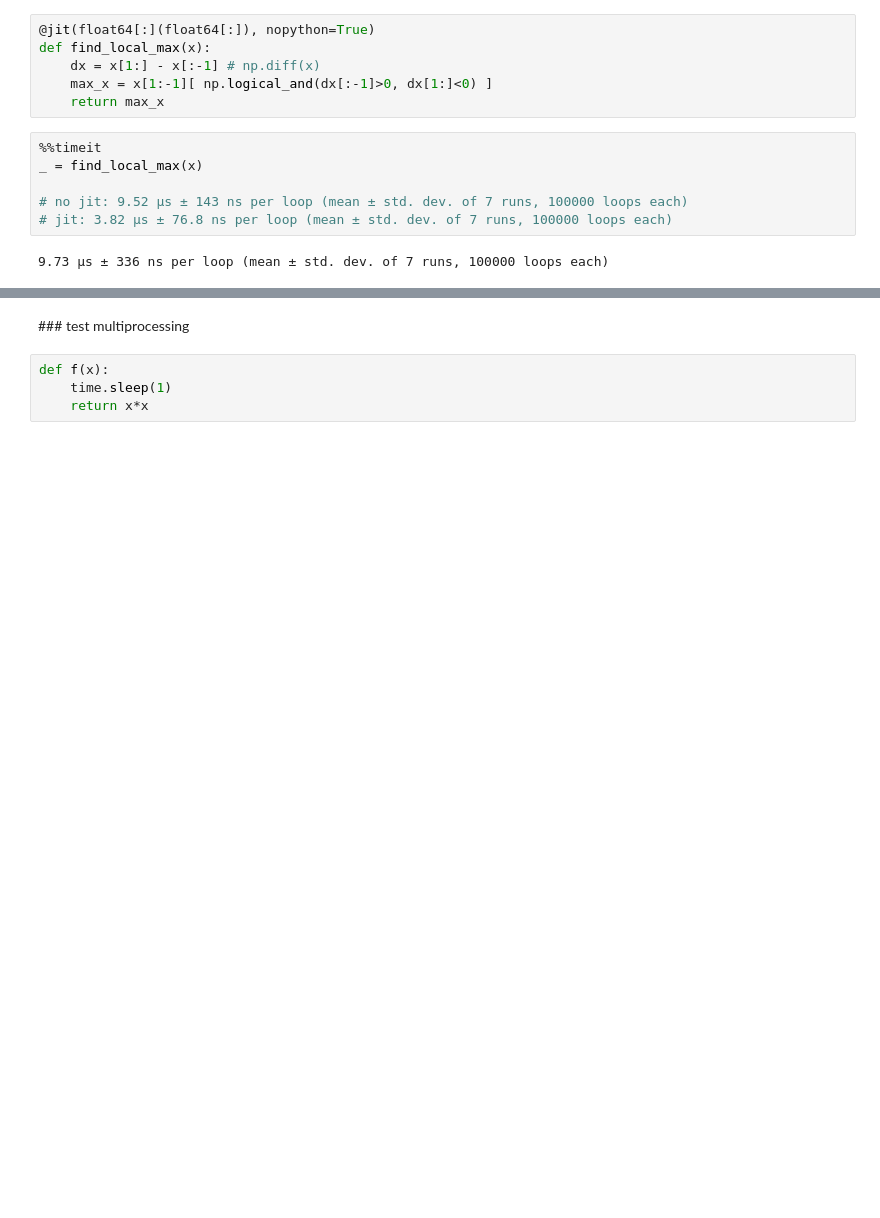
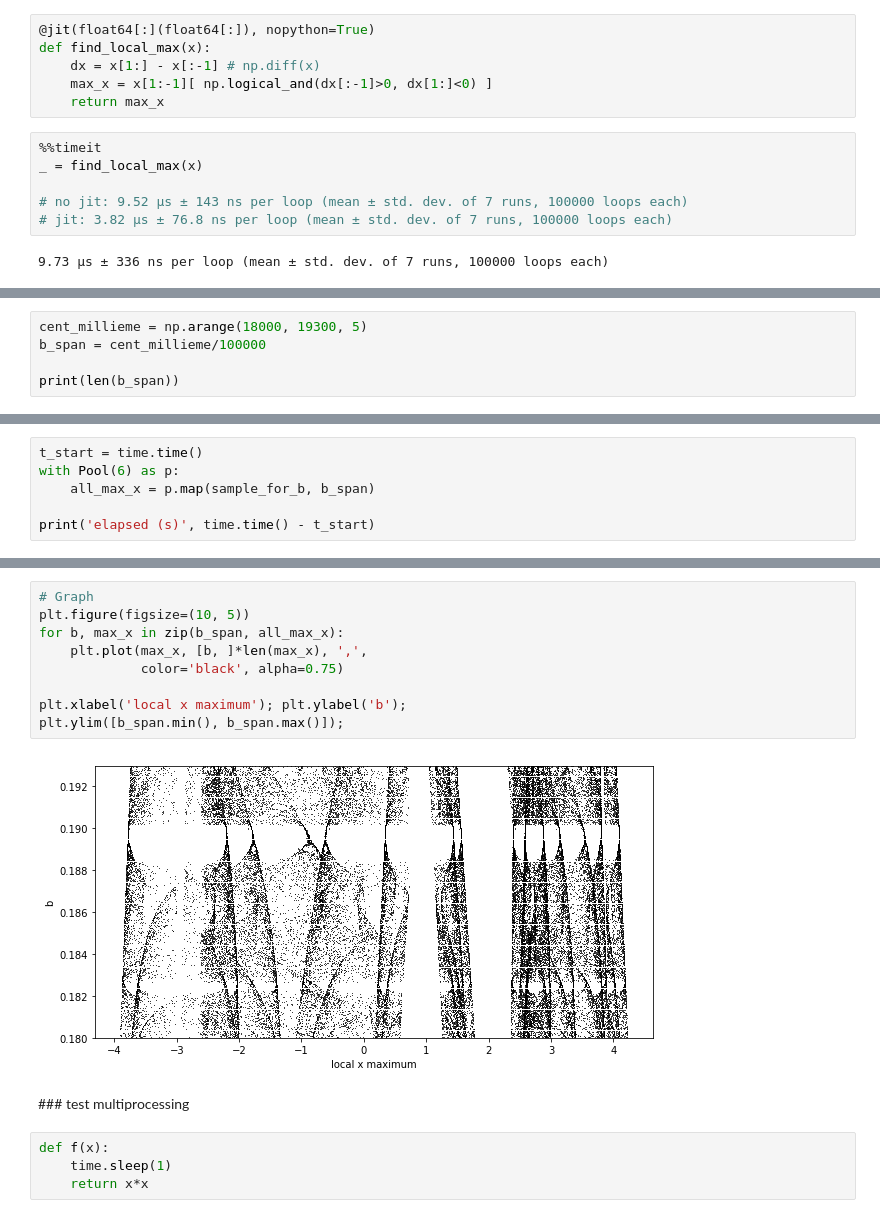
Before and after one commit to xdze2/strange_attractor, a Jupyter notebook: route_to_chaos.ipynb, the cells around one changed output, grey strips where cells are left out. Drawn from its saved outputs; the diff is of its cells as text; blank space fills up the shorter version.

```diff
--- a/route_to_chaos.ipynb
+++ b/route_to_chaos.ipynb
@@ -194,0 +202,5 @@ plt.xlabel('local x maximum'); plt.ylabel('b');
+# %%
+cent_millieme = np.arange(18000, 19300, 5)
+b_span = cent_millieme/100000
+
+print(len(b_span))
@@ -194,0 +209,6 @@ plt.xlabel('local x maximum'); plt.ylabel('b');
+# %%
+t_start = time.time()
+with Pool(6) as p:
+    all_max_x = p.map(sample_for_b, b_span)
+
+print('elapsed (s)', time.time() - t_start)
@@ -195,3 +217,14 @@ plt.xlabel('local x maximum'); plt.ylabel('b');
+# %%
+# Graph
+plt.figure(figsize=(10, 5))
+for b, max_x in zip(b_span, all_max_x):
+    plt.plot(max_x, [b, ]*len(max_x), ',',
+             color='black', alpha=0.75)
+
+plt.xlabel('local x maximum'); plt.ylabel('b');
+plt.ylim([b_span.min(), b_span.max()]);
+# %% [output]
+[figure, added]
 # %% [markdown]
 ### test multiprocessing
 # %%
```
Also changed, not shown: parts of 7 cells of this notebook, 3 other files.
